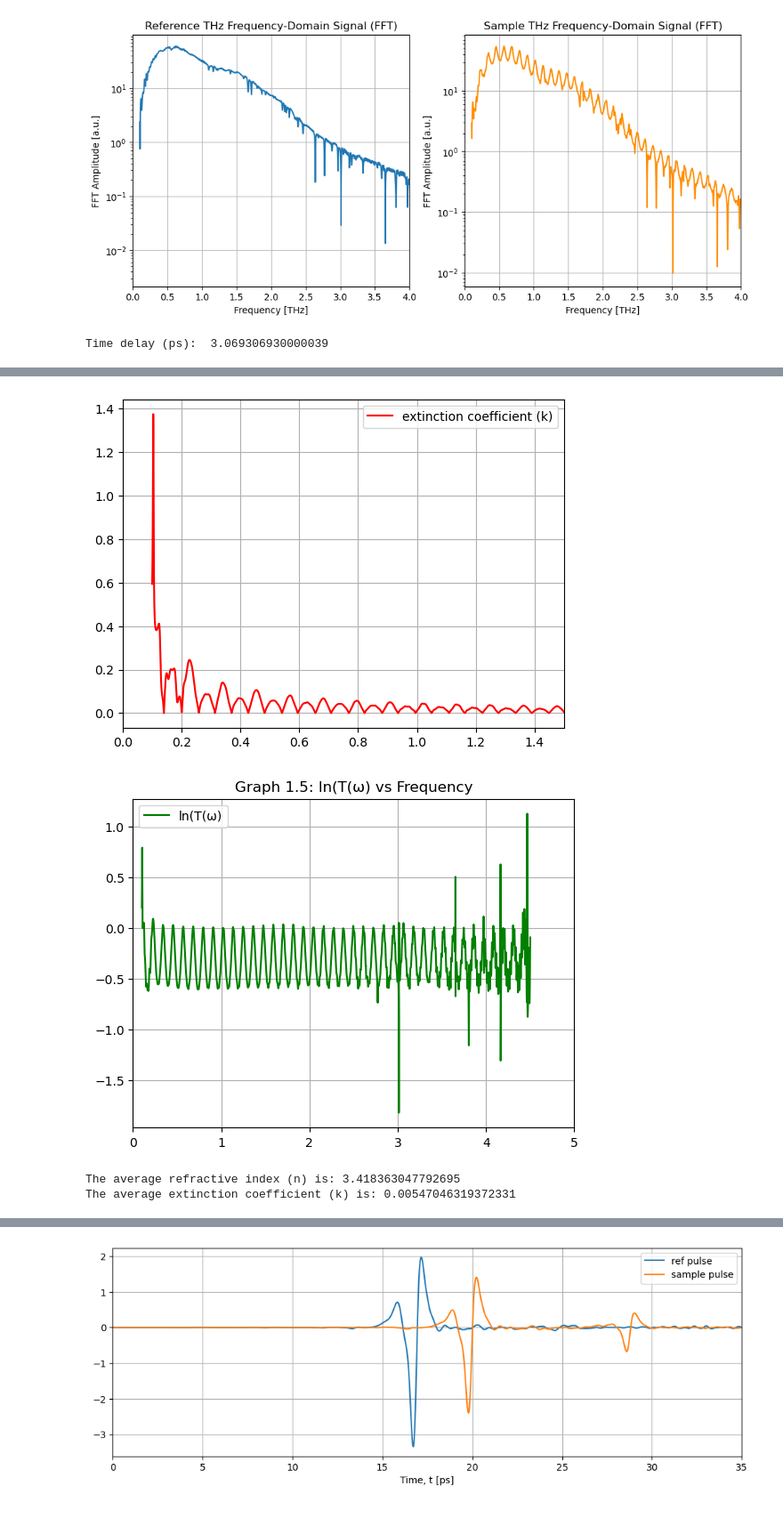
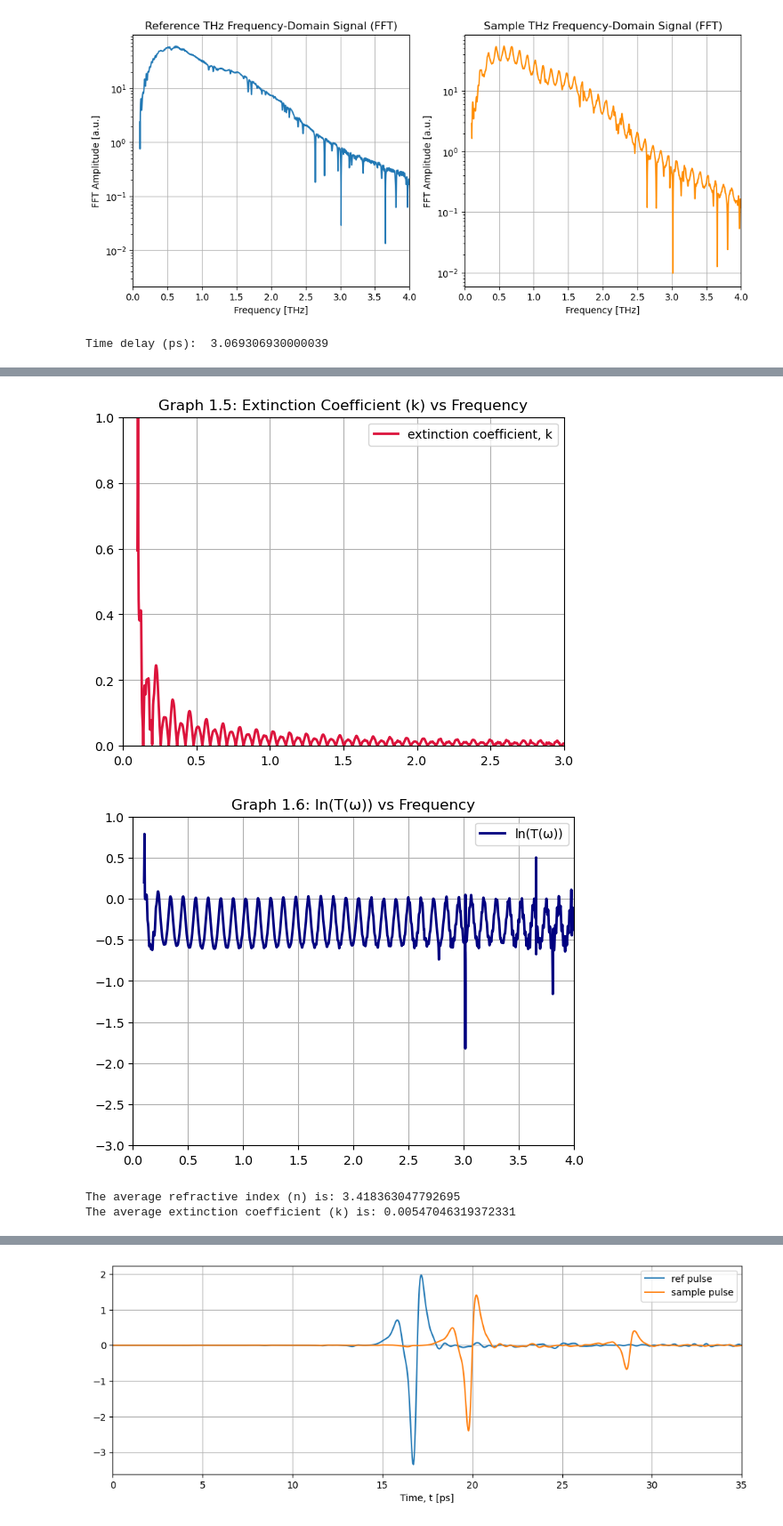
Before and after one commit to Loriginale2000/TerahertzProject, a Jupyter notebook: TheoTHzTDS/THz-TDS/Transfer Matrix Method/HRZ_Si_06_02_2026.ipynb, the cells around one changed output, grey strips where cells are left out. Shown at 89% size. Cells and saved outputs as stored; diff of their text form; code cells hidden in the pictures.

```diff
--- a/TheoTHzTDS/THz-TDS/Transfer Matrix Method/HRZ_Si_06_02_2026.ipynb
+++ b/TheoTHzTDS/THz-TDS/Transfer Matrix Method/HRZ_Si_06_02_2026.ipynb
@@ -73,7 +73,7 @@ plt.show()
 # PHASE UNWRAPPING
 uwrapped_ref = np.unwrap(np.angle(reference_fft))
 uwrapped_sample = np.unwrap(np.angle(sample_fft))
-delta = uwrapped_sample - uwrapped_ref + 0.02
+delta = uwrapped_sample - uwrapped_ref + 1/4
 
 
 # TIME DELAY BETWEEN SIGNALS CALCULATION
@@ -150,33 +150,36 @@ n_ = np.array(n_)
 
 plt.figure(figsize=(12,5))
 plt.subplot(1,2,1)
-plt.plot(frequency*1e-12, refractive, label='Refractive Index [theoretical]', color='orange')
-plt.xlim(xmax = 3.5, xmin = 0)
-plt.ylim(ymin=2, ymax=4)
-plt.legend(["refractive index n_th"])
+plt.plot(frequency*1e-12, refractive, label='Refractive Index [theoretical]', color='darkorange',linewidth=2.0)
+plt.xlim(0,4)
+plt.ylim(2.5,4)
+plt.legend(["refractive index (n_th)"])
 plt.grid(True)
-plt.title('Graph 1.3: Theoretical Refractive Index')
+plt.title('Graph 1.3: Theoretical Refractive Index [delta]')
+
 plt.subplot(1,2,2)
-plt.plot(frequency*1e-12, n_.real, label='Refractive Index [n]', color='blue')
-plt.xlim(xmax = 3.5, xmin = 0)
-plt.ylim(ymin=2, ymax=4)
+plt.plot(frequency*1e-12, n_.real, label='Refractive Index [n]', color='darkblue',linewidth=2.0)
+plt.xlim(0,4)
+plt.ylim(2.5,4)
 plt.legend(["refractive index (n)"])
 plt.grid(True)
-plt.title('Graph 1.4: Refractive Index from NR Method')
+plt.title('Graph 1.4: Refractive Index, NR Method')
 plt.show()
 
 
-plt.plot(frequency*1e-12, np.abs(n_.imag), label='Extinction Coefficient (k)', color='red')
-plt.xlim(xmax = 1.5, xmin = 0)
-#plt.ylim(ymin=0,ymax=2)
-plt.legend(["extinction coefficient (k)"])
+plt.plot(frequency*1e-12, np.abs(n_.imag), label='Extinction Coefficient (k)', color='crimson',linewidth=2.0)
+plt.xlim(0,3)
+plt.ylim(ymin=0,ymax=1)
+plt.legend(["extinction coefficient, k"])
+plt.title('Graph 1.5: Extinction Coefficient (k) vs Frequency')
 plt.grid(True)
 plt.show()
 
-plt.plot(frequency*1e-12, np.log(np.abs(transfer_signal)), label='Transfer Function Amplitude', color='green')
-plt.xlim(xmax = 5, xmin = 0)
-plt.legend(["ln(T(ω)"])
-plt.title('Graph 1.5: ln(T(ω) vs Frequency')
+plt.plot(frequency*1e-12, np.log(np.abs(transfer_signal)), label='Transfer Function Amplitude', color='navy',linewidth=2.0)
+plt.xlim(0,4)
+plt.ylim(-3,1)
+plt.legend(["ln(T(ω))"])
+plt.title('Graph 1.6: ln(T(ω)) vs Frequency')
 plt.grid(True)
 plt.show()
 
@@ -189,4 +192,4 @@ Time delay (ps):  3.069306930000039
-[figure, old version]
+[figure, new version]
-[figure, old version]
+[figure, new version]
 The average refractive index (n) is: 3.418363047792695
 The average extinction coefficient (k) is: 0.00547046319372331
```
Also changed, not shown: parts of 7 cells of this notebook, 2 other files.
